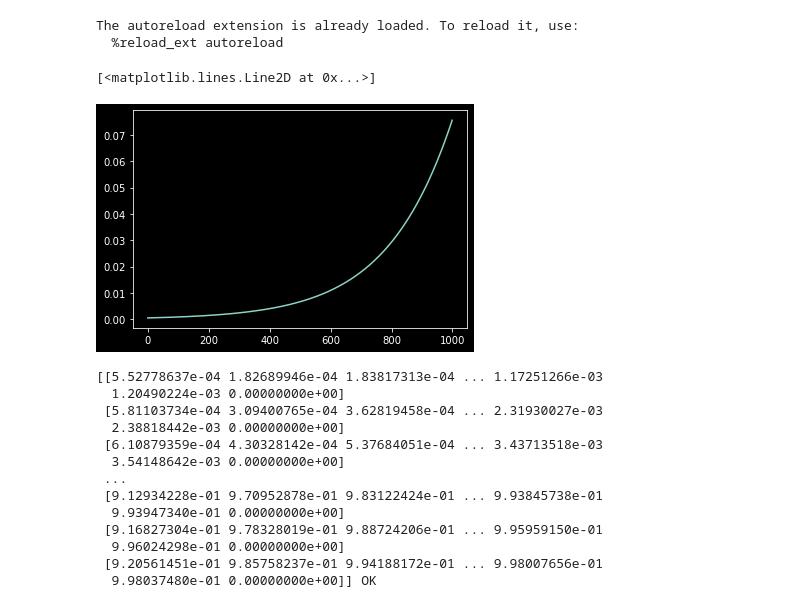
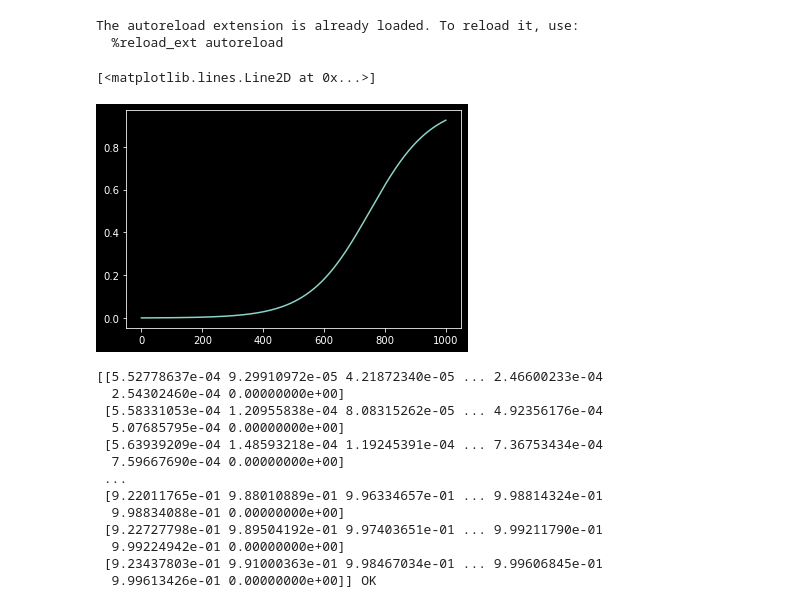
Before and after one commit to animih/aspen-study, a Jupyter notebook: solver/Test1.ipynb, the cells around one changed output. Cells and saved outputs as stored; diff of their text form; code cells hidden in the pictures.

```diff
--- a/solver/Test1.ipynb
+++ b/solver/Test1.ipynb
@@ -24,14 +24,14 @@ class Diffusion():
 # %%
 # inital condition
 
-x0 = 1/ (1+ np.exp(-0.005*(np.arange(1000)-150)) )
+x0 = 1/ (1+ np.exp(-0.01*(np.arange(1000)-750)) )
 x0 = np.reshape(x0, (-1, 1))
 plt.plot(x0)
 # %% [output]
 [<matplotlib.lines.Line2D at 0x...>]
-[figure, old version]
+[figure, new version]
 # %%
-Nx = 200
+Nx = 1000
 Nt = 20
 param = {
     'Nx': Nx,
@@ -47,17 +47,17 @@ solver_cl.setSources([0.6], [0])
 X_cl, code, message = solver_cl.solve()
 print(X_cl, message)
 # %% [output]
-[[5.52778637e-04 1.82689946e-04 1.83817313e-04 ... 1.17251266e-03
-  1.20490224e-03 0.00000000e+00]
- [5.81103734e-04 3.09400765e-04 3.62819458e-04 ... 2.31930027e-03
-  2.38818442e-03 0.00000000e+00]
- [6.10879359e-04 4.30328142e-04 5.37684051e-04 ... 3.43713518e-03
-  3.54148642e-03 0.00000000e+00]
+[[5.52778637e-04 9.29910972e-05 4.21872340e-05 ... 2.46600233e-04
+  2.54302460e-04 0.00000000e+00]
+ [5.58331053e-04 1.20955838e-04 8.08315262e-05 ... 4.92356176e-04
+  5.07685795e-04 0.00000000e+00]
+ [5.63939209e-04 1.48593218e-04 1.19245391e-04 ... 7.36753434e-04
+  7.59667690e-04 0.00000000e+00]
  ...
- [9.12934228e-01 9.70952878e-01 9.83122424e-01 ... 9.93845738e-01
-  9.93947340e-01 0.00000000e+00]
- [9.16827304e-01 9.78328019e-01 9.88724206e-01 ... 9.95959150e-01
-  9.96024298e-01 0.00000000e+00]
- [9.20561451e-01 9.85758237e-01 9.94188172e-01 ... 9.98007656e-01
-  9.98037480e-01 0.00000000e+00]] OK
+ [9.22011765e-01 9.88010889e-01 9.96334657e-01 ... 9.98814324e-01
+  9.98834088e-01 0.00000000e+00]
+ [9.22727798e-01 9.89504192e-01 9.97403651e-01 ... 9.99211790e-01
+  9.99224942e-01 0.00000000e+00]
+ [9.23437803e-01 9.91000363e-01 9.98467034e-01 ... 9.99606845e-01
+  9.99613426e-01 0.00000000e+00]] OK
 # %%
```
Also changed, not shown: parts of 6 cells of this notebook.
